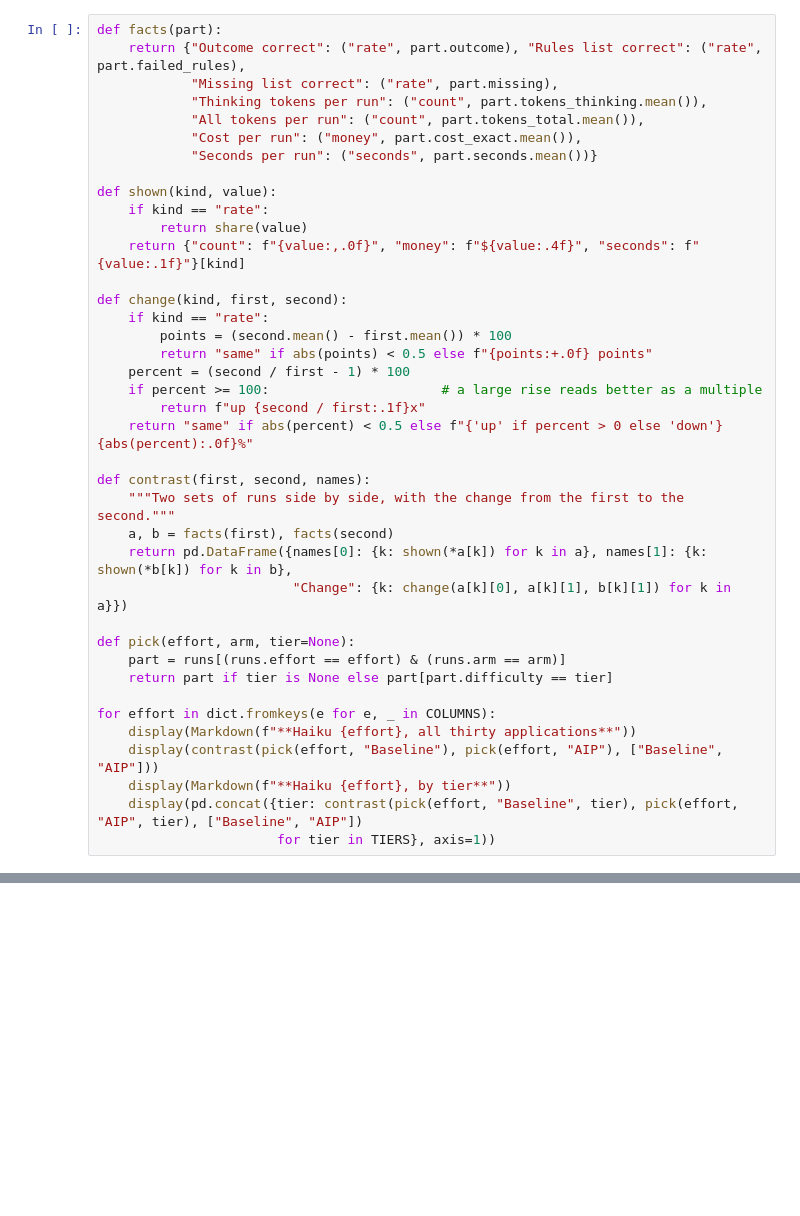
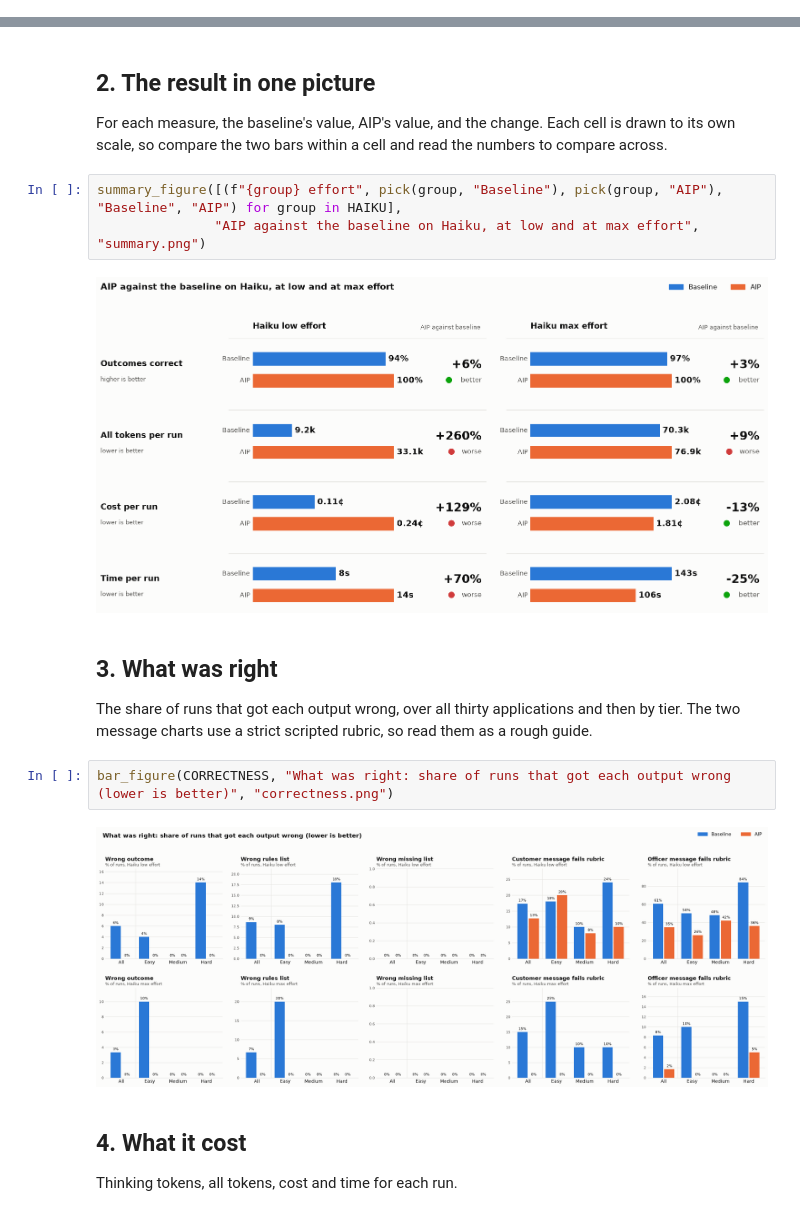
Before and after one commit to zach-blumenfeld/graph-memory-system-one-demo, a Jupyter notebook: loan-bench-aip-demo/analysis.ipynb, the cells around one changed output, grey strips where cells are left out. Cells and saved outputs as stored; diff of their text form; blank space fills up the shorter version.

```diff
--- a/loan-bench-aip-demo/analysis.ipynb
+++ b/loan-bench-aip-demo/analysis.ipynb
@@ -152,39 +211,0 @@ The same comparison as a short table for each effort, first over all thirty appl
-# %%
-def facts(part):
-    return {"Outcome correct": ("rate", part.outcome), "Rules list correct": ("rate", part.failed_rules),
-            "Missing list correct": ("rate", part.missing),
-            "Thinking tokens per run": ("count", part.tokens_thinking.mean()),
-            "All tokens per run": ("count", part.tokens_total.mean()),
-            "Cost per run": ("money", part.cost_exact.mean()),
-            "Seconds per run": ("seconds", part.seconds.mean())}
-
-def shown(kind, value):
-    if kind == "rate":
-        return share(value)
-    return {"count": f"{value:,.0f}", "money": f"${value:.4f}", "seconds": f"{value:.1f}"}[kind]
-
-def change(kind, first, second):
-    if kind == "rate":
-        points = (second.mean() - first.mean()) * 100
-        return "same" if abs(points) < 0.5 else f"{points:+.0f} points"
-    percent = (second / first - 1) * 100
-    if percent >= 100:                      # a large rise reads better as a multiple
-        return f"up {second / first:.1f}x"
-    return "same" if abs(percent) < 0.5 else f"{'up' if percent > 0 else 'down'} {abs(percent):.0f}%"
-
-def contrast(first, second, names):
-    """Two sets of runs side by side, with the change from the first to the second."""
-    a, b = facts(first), facts(second)
-    return pd.DataFrame({names[0]: {k: shown(*a[k]) for k in a}, names[1]: {k: shown(*b[k]) for k in b},
-                         "Change": {k: change(a[k][0], a[k][1], b[k][1]) for k in a}})
-
-def pick(effort, arm, tier=None):
-    part = runs[(runs.effort == effort) & (runs.arm == arm)]
-    return part if tier is None else part[part.difficulty == tier]
-
-for effort in dict.fromkeys(e for e, _ in COLUMNS):
-    display(Markdown(f"**Haiku {effort}, all thirty applications**"))
-    display(contrast(pick(effort, "Baseline"), pick(effort, "AIP"), ["Baseline", "AIP"]))
-    display(Markdown(f"**Haiku {effort}, by tier**"))
-    display(pd.concat({tier: contrast(pick(effort, "Baseline", tier), pick(effort, "AIP", tier), ["Baseline", "AIP"])
-                       for tier in TIERS}, axis=1))
@@ -353,0 +212,21 @@ plt.show()
+# %% [markdown]
+## 2. The result in one picture
+
+For each measure, the baseline's value, AIP's value, and the change. Each cell is drawn to its own scale, so compare the two bars within a cell and read the numbers to compare across.
+# %%
+summary_figure([(f"{group} effort", pick(group, "Baseline"), pick(group, "AIP"), "Baseline", "AIP") for group in HAIKU],
+               "AIP against the baseline on Haiku, at low and at max effort", "summary.png")
+# %% [output]
+[figure, added]
+# %% [markdown]
+## 3. What was right
+
+The share of runs that got each output wrong, over all thirty applications and then by tier. The two message charts use a strict scripted rubric, so read them as a rough guide.
+# %%
+bar_figure(CORRECTNESS, "What was right: share of runs that got each output wrong (lower is better)", "correctness.png")
+# %% [output]
+[figure, added]
+# %% [markdown]
+## 4. What it cost
+
+Thinking tokens, all tokens, cost and time for each run.
```
Also changed, not shown: parts of 41 cells of this notebook.
